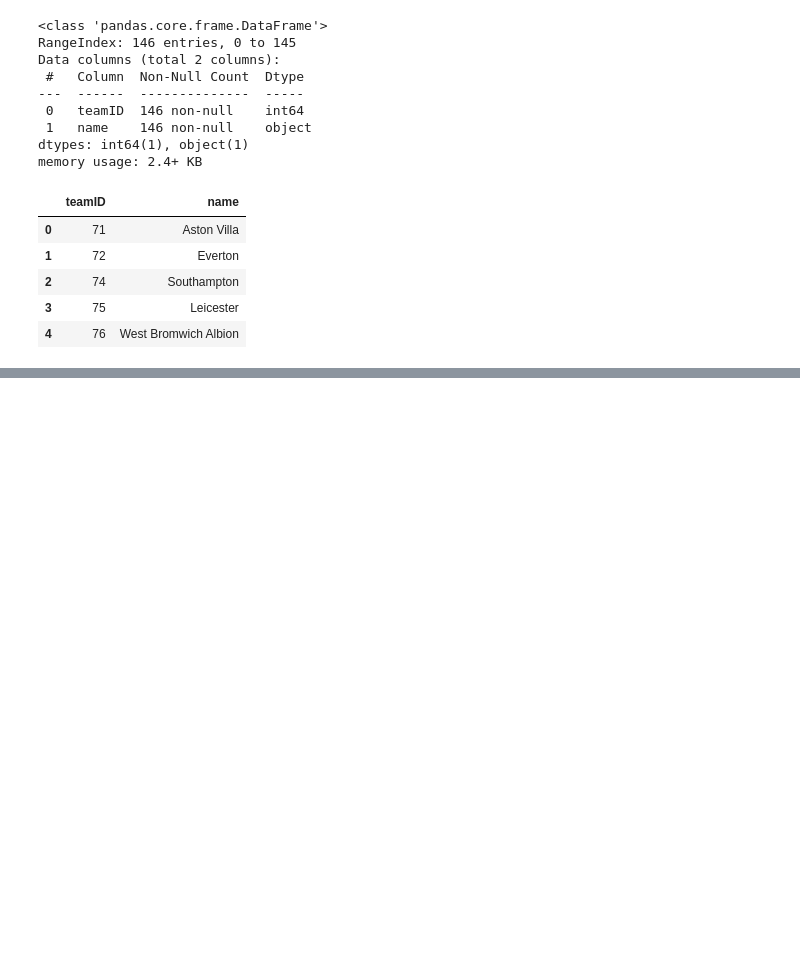
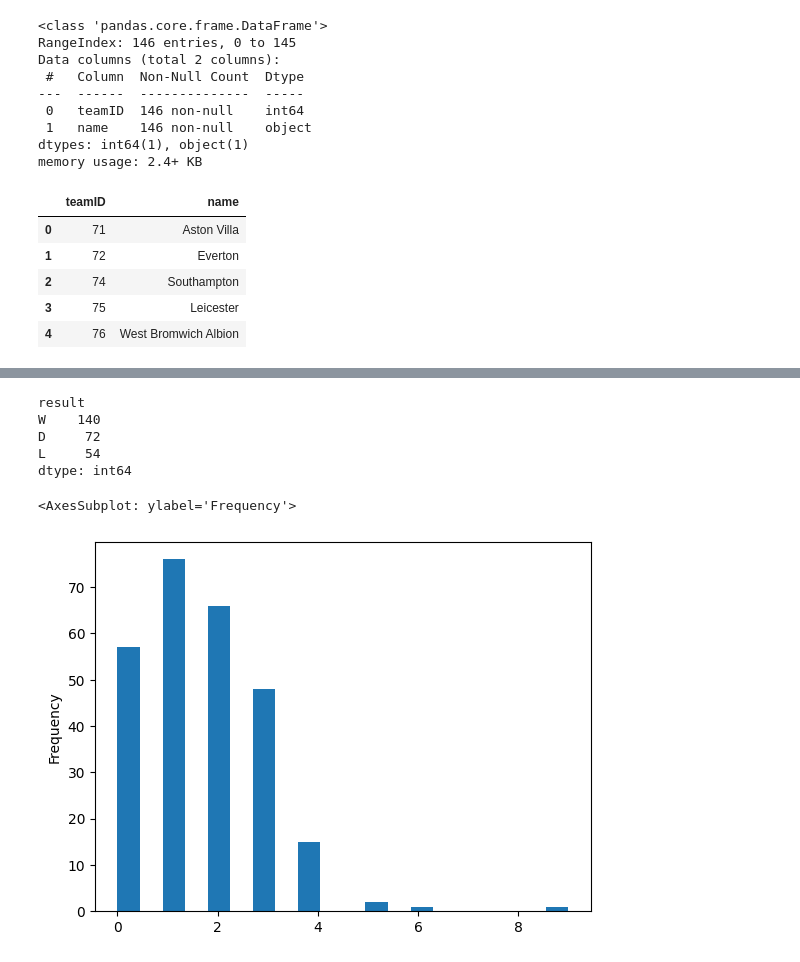
Before and after one commit to guifl2001/ML-ProjetoFinal, a Jupyter notebook: notebooks/football.ipynb, the cells around one changed output, grey strips where cells are left out. Saved outputs shown, nothing was run; the diff lists cells and outputs as text; code cells hidden in the pictures; blank space fills up the shorter version.

```diff
--- a/notebooks/football.ipynb
+++ b/notebooks/football.ipynb
@@ -41,0 +115,15 @@ data.head(5)
+# %%
+# pegar apenas as informações dos jogos do teamid 89
+teamstats_data[teamstats_data['teamID'] == 89].value_counts('result')
+# %% [output]
+result
+W    140
+D     72
+L     54
+dtype: int64
+# %%
+# plotar o histograma de gols do time 89
+teamstats_data[teamstats_data['teamID'] == 89]['goals'].plot.hist(bins=20)
+# %% [output]
+<AxesSubplot: ylabel='Frequency'>
+[figure, added]
```
Also changed, not shown: parts of 18 cells of this notebook.
